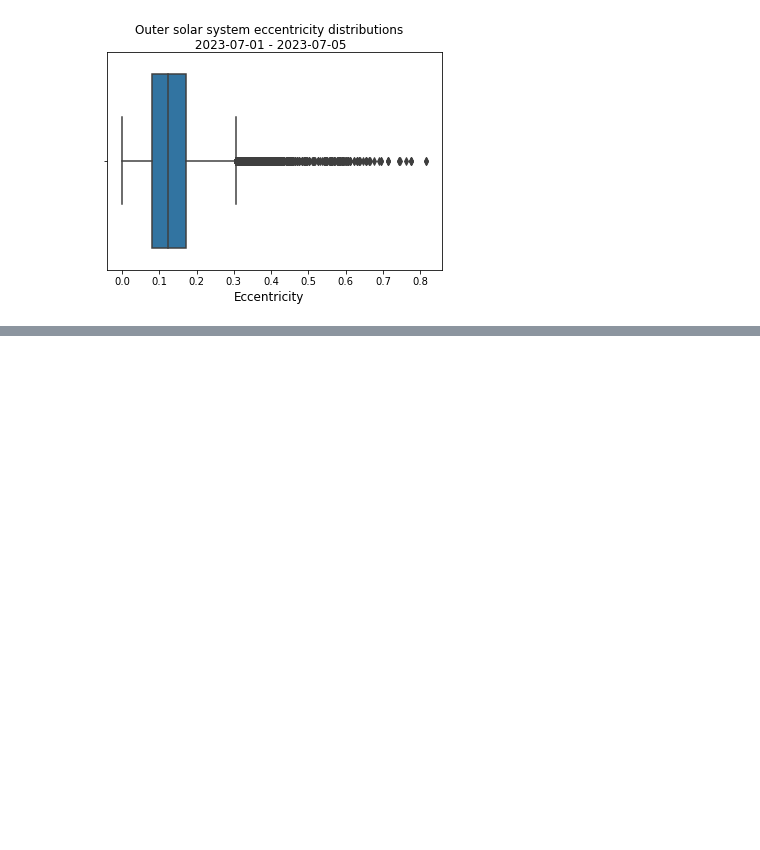
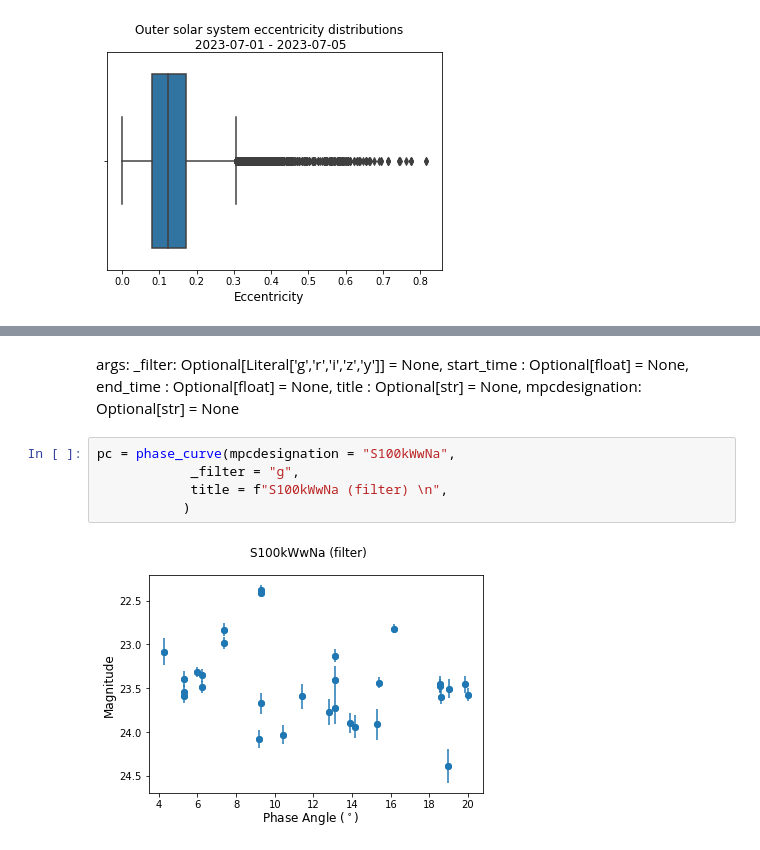
Before and after one commit to QUB-Planet-Lab/LSST_Solar_System_Plotting_Tools, a Jupyter notebook: PlottingTools/Tutorial/examples.ipynb, the cells around one changed output, grey strips where cells are left out. Cells and saved outputs as stored; diff of their text form; blank space fills up the shorter version.

```diff
--- a/PlottingTools/Tutorial/examples.ipynb
+++ b/PlottingTools/Tutorial/examples.ipynb
@@ -269,0 +292,13 @@ e None
+# %% [markdown]
+args:
+_filter: Optional[Literal['g','r','i','z','y']] = None,
+                start_time : Optional[float] = None, end_time : Optional[float] = None,
+                title : Optional[str] = None,
+                mpcdesignation: Optional[str] = None
+# %%
+pc = phase_curve(mpcdesignation = "S100kWwNa",
+            _filter = "g",
+            title = f"S100kWwNa (filter) \n",
+           )
+# %% [output]
+[figure, added]
```
Also changed, not shown: parts of 10 cells of this notebook.
